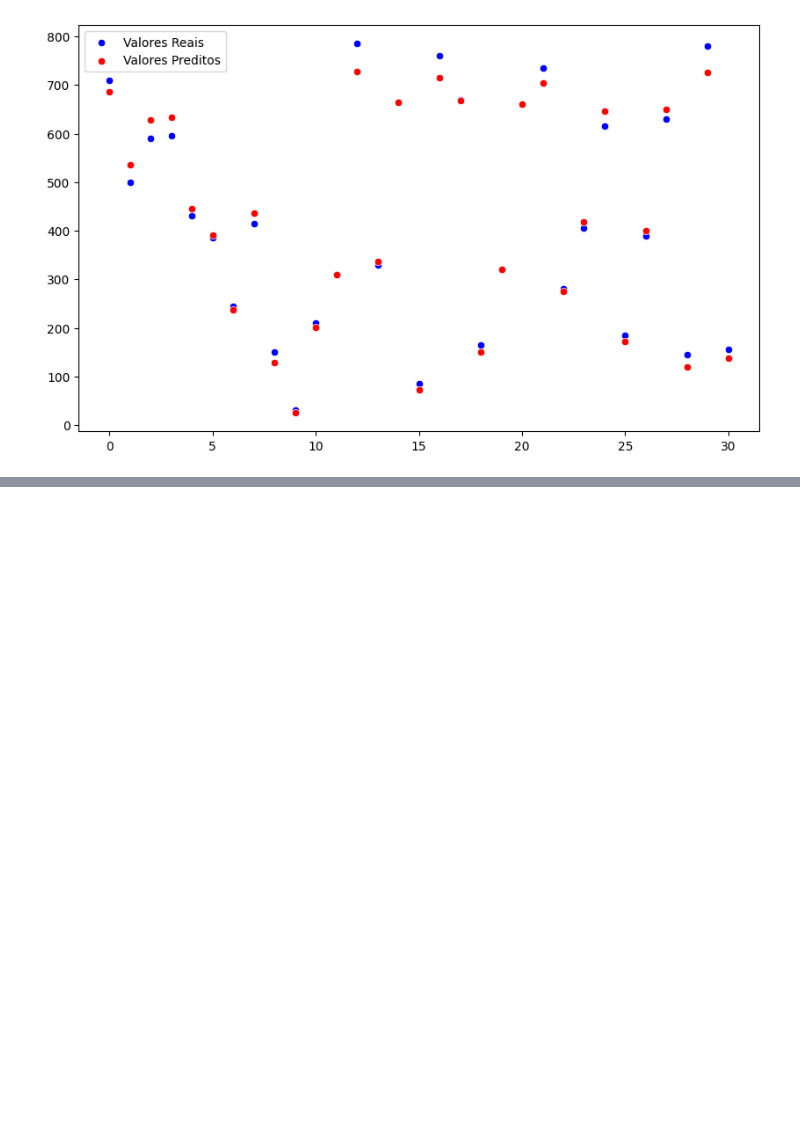
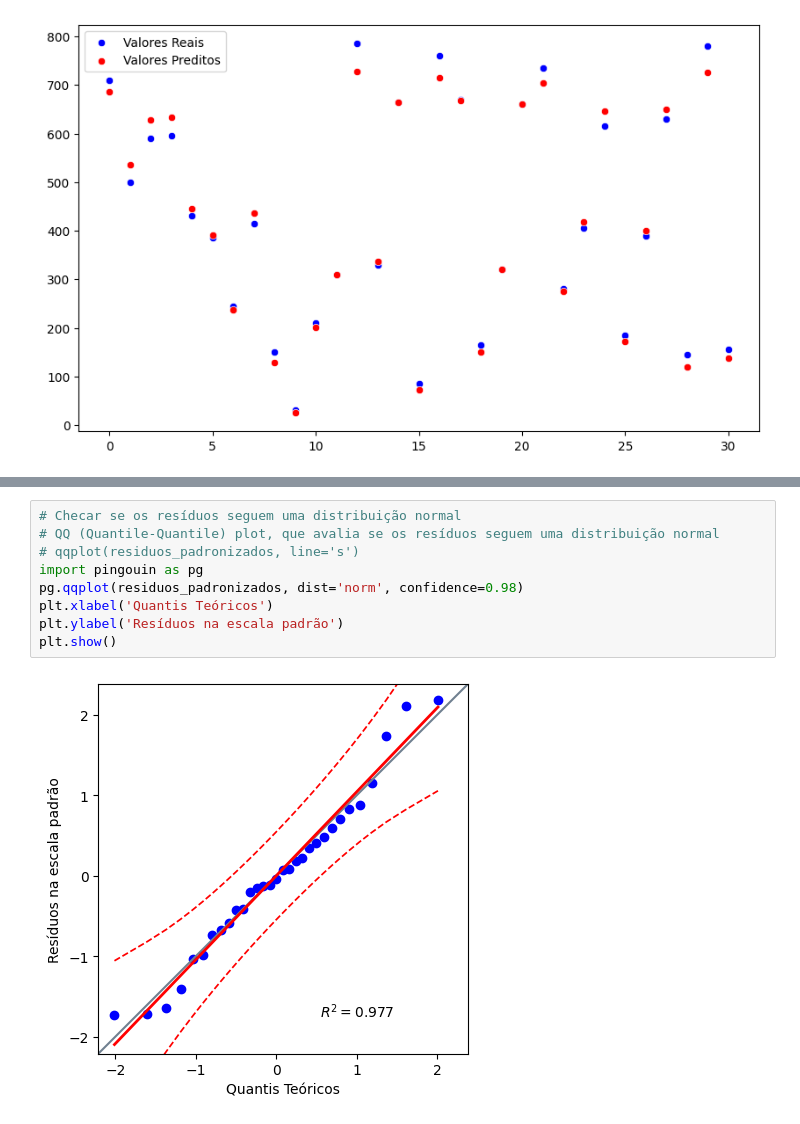
Before and after one commit to angelomedeiros/formacao-ia-regressao-linear-simples, a Jupyter notebook: modelo_pontuacao.ipynb, the cells around one changed output, grey strips where cells are left out. Drawn from its saved outputs; the diff is of its cells as text; blank space fills up the shorter version.

```diff
--- a/modelo_pontuacao.ipynb
+++ b/modelo_pontuacao.ipynb
@@ -177,0 +243,11 @@ plt.show()
+# %%
+# Checar se os resíduos seguem uma distribuição normal
+# QQ (Quantile-Quantile) plot, que avalia se os resíduos seguem uma distribuição normal
+# qqplot(residuos_padronizados, line='s')
+import pingouin as pg
+pg.qqplot(residuos_padronizados, dist='norm', confidence=0.98)
+plt.xlabel('Quantis Teóricos')
+plt.ylabel('Resíduos na escala padrão')
+plt.show()
+# %% [output]
+[figure, added]
```
Also changed, not shown: parts of 6 cells of this notebook.
